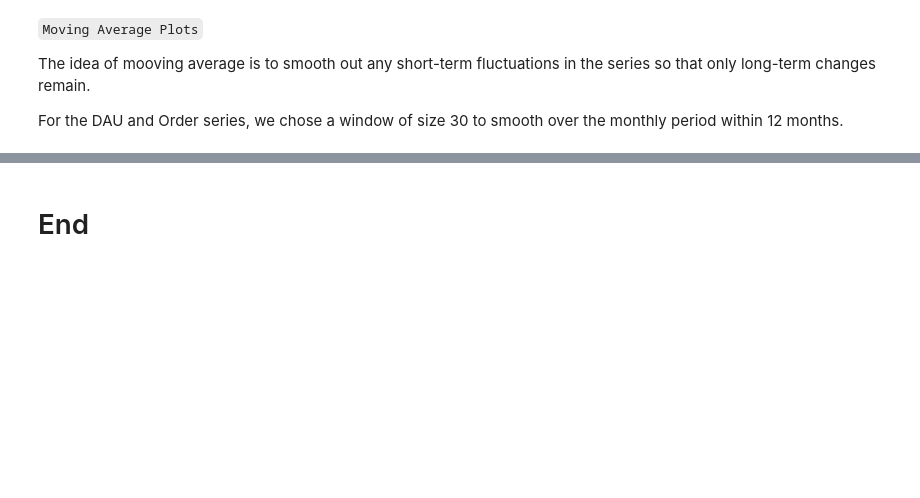
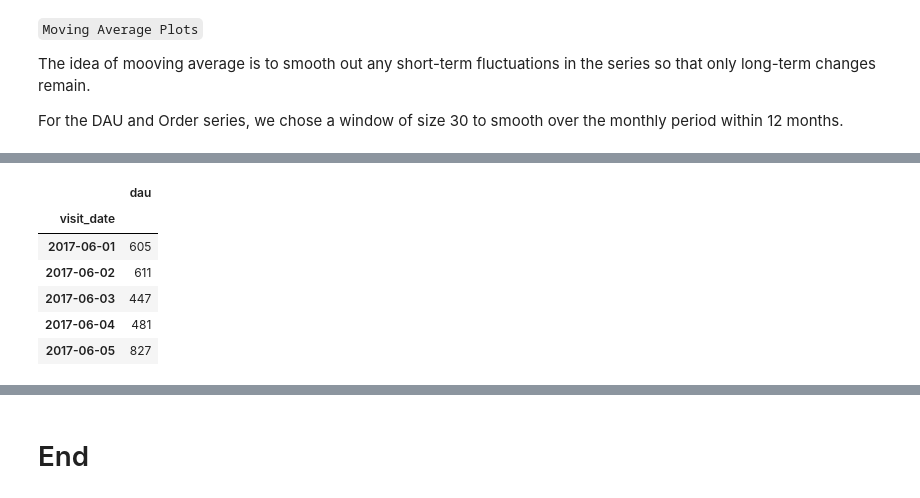
Before and after one commit to alona808/analysis_eCommerce_afisha_app, a Jupyter notebook: time_series_analysis.ipynb, the cells around one changed output, grey strips where cells are left out. Drawn from its saved outputs; the diff is of its cells as text; code cells hidden in the pictures; blank space fills up the shorter version.

```diff
--- a/time_series_analysis.ipynb
+++ b/time_series_analysis.ipynb
@@ -289,0 +400,11 @@ df_dau['moving_avg_30d_orders'].plot(
+# %%
+_dau = df_dau[['dau']]
+_dau.head()
+# %% [output]
+|  | dau |
+| visit_date |  |
+| 2017-06-01 | 605 |
+| 2017-06-02 | 611 |
+| 2017-06-03 | 447 |
+| 2017-06-04 | 481 |
+| 2017-06-05 | 827 |
```
Also changed, not shown: parts of 27 cells of this notebook.
